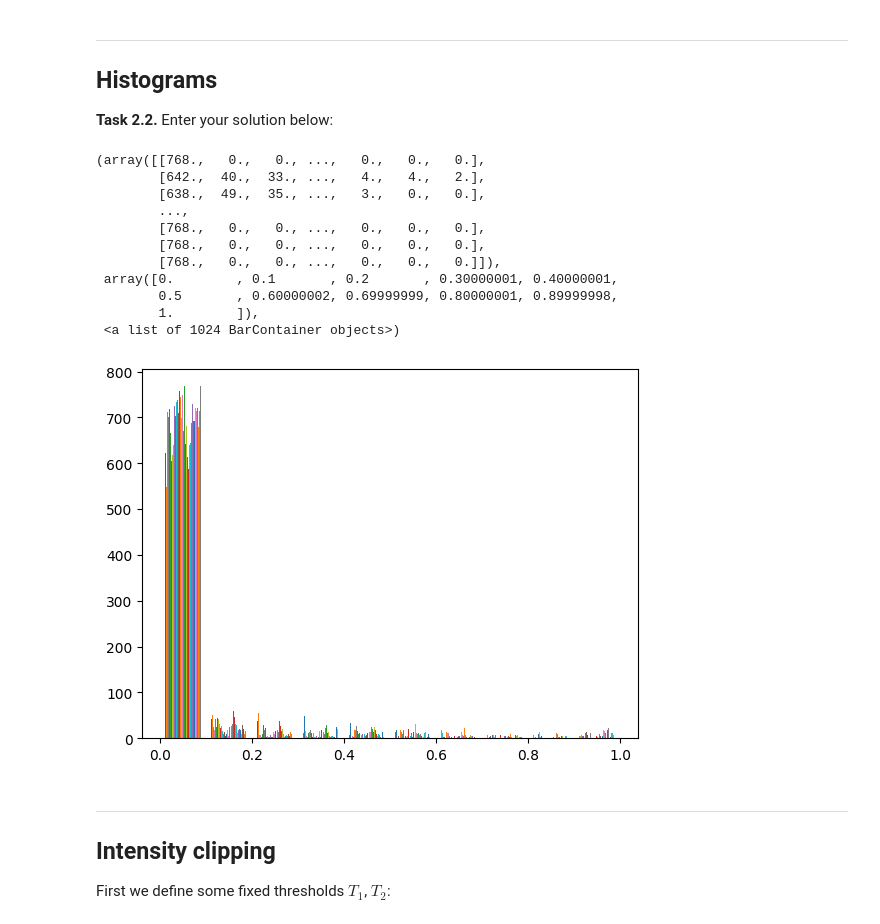
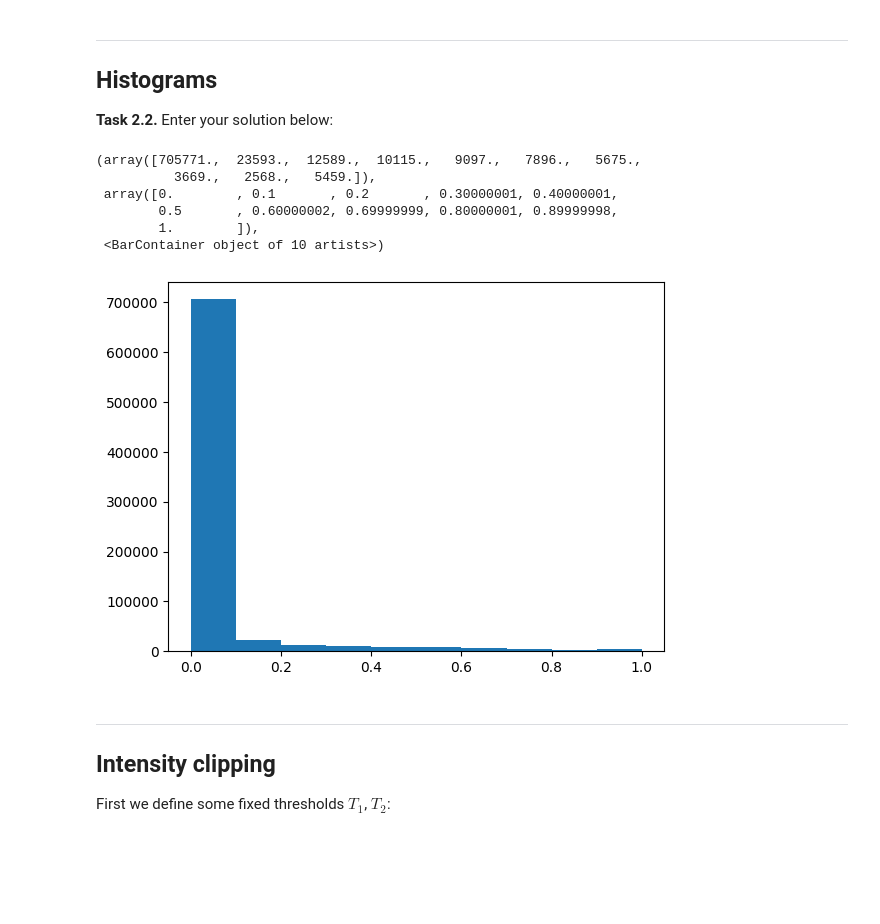
Before and after one commit to julia-maria3/mobi-fs3-python, a Jupyter notebook: task2.ipynb, the cells around one changed output. Drawn from its saved outputs; the diff is of its cells as text; code cells hidden in the pictures; blank space fills up the shorter version.

```diff
--- a/task2.ipynb
+++ b/task2.ipynb
@@ -25,21 +25,19 @@ img_copy = img.copy()
 ## Histograms
 
 **<a id="#">Task 2.2.</a>** Enter your solution below:
-# %%
-plt.hist(img_copy)
-# %% [output]
-(array([[768.,   0.,   0., ...,   0.,   0.,   0.],
-        [642.,  40.,  33., ...,   4.,   4.,   2.],
-        [638.,  49.,  35., ...,   3.,   0.,   0.],
-        ...,
-        [768.,   0.,   0., ...,   0.,   0.,   0.],
-        [768.,   0.,   0., ...,   0.,   0.,   0.],
-        [768.,   0.,   0., ...,   0.,   0.,   0.]]),
- array([0.        , 0.1       , 0.2       , 0.30000001, 0.40000001,
-        0.5       , 0.60000002, 0.69999999, 0.80000001, 0.89999998,
-        1.        ]),
- <a list of 1024 BarContainer objects>)
-[figure, removed]
+# %%
+flat_img = img.copy()
+
+flat_img = flat_img.flatten()
+plt.hist(flat_img)
+# %% [output]
+(array([705771.,  23593.,  12589.,  10115.,   9097.,   7896.,   5675.,
+          3669.,   2568.,   5459.]),
+ array([0.        , 0.1       , 0.2       , 0.30000001, 0.40000001,
+        0.5       , 0.60000002, 0.69999999, 0.80000001, 0.89999998,
+        1.        ]),
+ <BarContainer object of 10 artists>)
+[figure, added]
 # %% [markdown]
 ---
 
```
